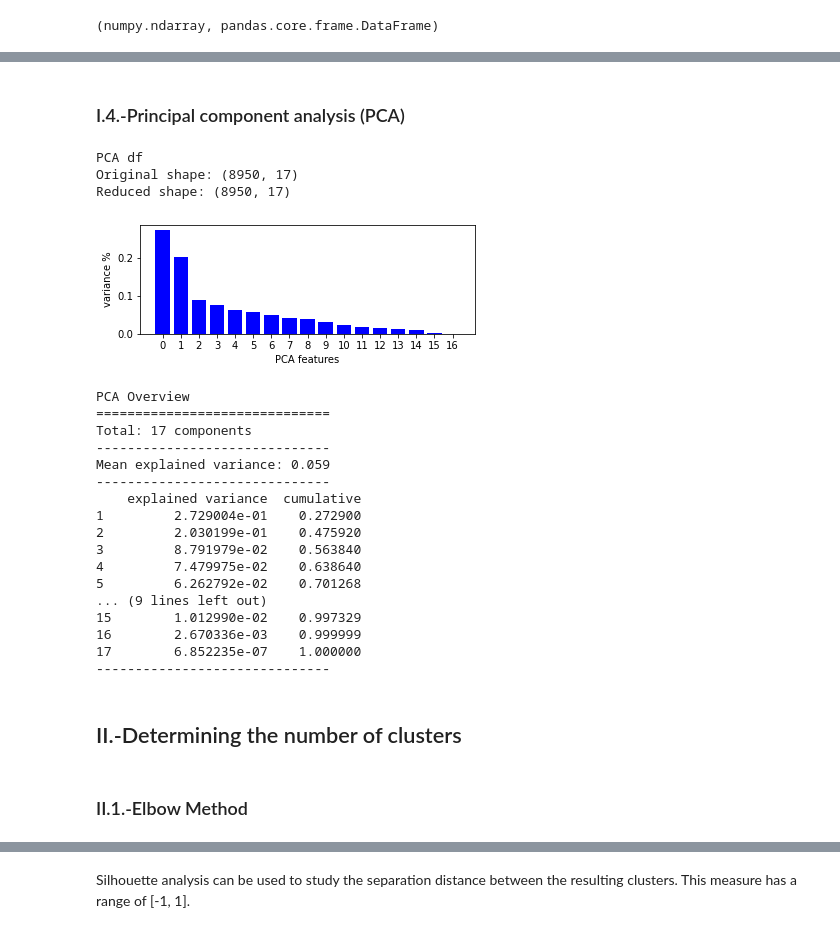
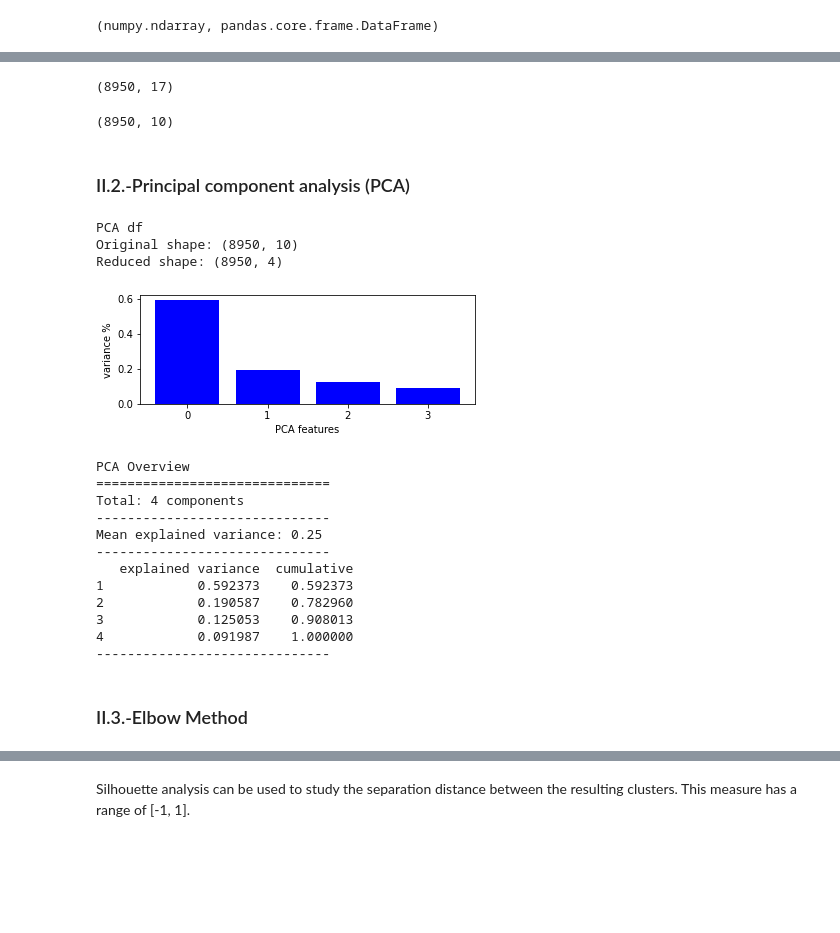
Before and after one commit to Insectonwindscreen/MLxB_CA1, a Jupyter notebook: Marketing_analysis_clusters_1.ipynb, the cells around one changed output, grey strips where cells are left out. Drawn from its saved outputs; the diff is of its cells as text; code cells hidden in the pictures; blank space fills up the shorter version.

```diff
--- a/Marketing_analysis_clusters_1.ipynb
+++ b/Marketing_analysis_clusters_1.ipynb
@@ -158,5 +173,5 @@ creditcard_df.duplicated().sum()
 0
 # %%
 #dropping 'CUST_ID'columns
-creditcard_df.drop('CUST_ID', axis = 1, inplace = True)
+df.drop('CUST_ID', axis = 1, inplace = True)
 # %%
@@ -230,6 +271,6 @@ min(creditcard_df['BALANCE']), max(creditcard_df['BALANCE']) #The difference in
 (0.0, 19043.13856)
 # %%
 #Let's use the Standard Scaler
-scaler = StandardScaler()
-creditcard_df_scaled = scaler.fit_transform(creditcard_df)
+scaler = MinMaxScaler()
+df_scaled = scaler.fit_transform(df)
 # %%
@@ -258,0 +329,2 @@ array([[-0.73198937, -0.24943448, -0.42489974, ..., -0.31096755,
+# %%
+autoencoder.fit(df_scaled, df_scaled, epochs = 50)
@@ -259,73 +350,73 @@ array([[-0.73198937, -0.24943448, -0.42489974, ..., -0.31096755,
+# %%
+df_scaled.shape
+# %% [output]
+(8950, 17)
+# %%
+df_ann = encoder.predict(df_scaled)
+df_ann.shape
+# %% [output]
+(8950, 10)
 # %% [markdown]
-### I.4.-Principal component analysis (PCA)
+### II.2.-Principal component analysis (PCA)
 # %%
-# keep the first four principal components of the data
+# keep the first principal components of the data
 print("PCA df")
-pca = PCA()#n_components = 20
+pca = PCA(0.995)#n_components = 20
 # fit PCA model
-principalComponents = pca.fit(creditcard_df_scaled)
+principalComponents = pca.fit(df_ann)
 # transform data onto the first two principal components
-df_X_pca  = pca.transform(creditcard_df_scaled)
-print("Original shape: {}".format(str(creditcard_df_scaled.shape)))
-print("Reduced shape: {}".format(str(df_X_pca.shape)))
+df_pca = pca.transform(df_ann)#fit the dtaset scaled and passed for ANN
+print("Original shape: {}".format(str(df_ann.shape)))#checking shape
+print("Reduced shape: {}".format(str(df_pca.shape)))#checking shape
 
 
 # Plot the explained variances
-plt.figure(figsize=(6, 2))
+plt.figure(figsize=(6, 2))#setting size
 features = range(pca.n_components_)
 plt.bar(features, pca.explained_variance_ratio_, color='blue')
 plt.xlabel('PCA features')
 plt.ylabel('variance %')
 plt.xticks(features)
 
 n_components = len(pca.explained_variance_ratio_)
 explained_variance = pca.explained_variance_ratio_
 cum_explained_variance = np.cumsum(explained_variance)
 idx = np.arange(n_components)+1
 
 df_explained_variance = pd.DataFrame([explained_variance, cum_explained_variance],
                                       index=['explained variance', 'cumulative'],
                                       columns=idx).T
+plt.show()
 
-
-
-plt.show()
 mean_explained_variance = df_explained_variance.iloc[:,0].mean() # calculate mean explained variance
 # Print explained variance as plain text
 print('PCA Overview')
 print('='*30)
 print("Total: {} components".format(n_components))
 print('-'*30)
 print('Mean explained variance:', round(mean_explained_variance,3))
 print('-'*30)
 print(df_explained_variance.head(20))
 print('-'*30)
 # %% [output]
 PCA df
-Original shape: (8950, 17)
-Reduced shape: (8950, 17)
+Original shape: (8950, 10)
+Reduced shape: (8950, 4)
-[figure, old version]
+[figure, new version]
 PCA Overview
 ==============================
-Total: 17 components
+Total: 4 components
 ------------------------------
-Mean explained variance: 0.059
+Mean explained variance: 0.25
 ------------------------------
-    explained variance  cumulative
-1         2.729004e-01    0.272900
-2         2.030199e-01    0.475920
-3         8.791979e-02    0.563840
-4         7.479975e-02    0.638640
-5         6.262792e-02    0.701268
-... (9 lines left out)
-15        1.012990e-02    0.997329
-16        2.670336e-03    0.999999
-17        6.852235e-07    1.000000
+   explained variance  cumulative
+1            0.592373    0.592373
+2            0.190587    0.782960
+3            0.125053    0.908013
+4            0.091987    1.000000
 ------------------------------
-# %% [markdown]
-## II.-Determining the number of clusters
 # %% [markdown]
-### II.1.-Elbow Method
+### II.3.-Elbow Method
 # %%
 distortions = []# the average of the squared distances
 inertias = []#sum of squared distances of samples to their closest cluster center.
```
Also changed, not shown: parts of 96 cells of this notebook.
